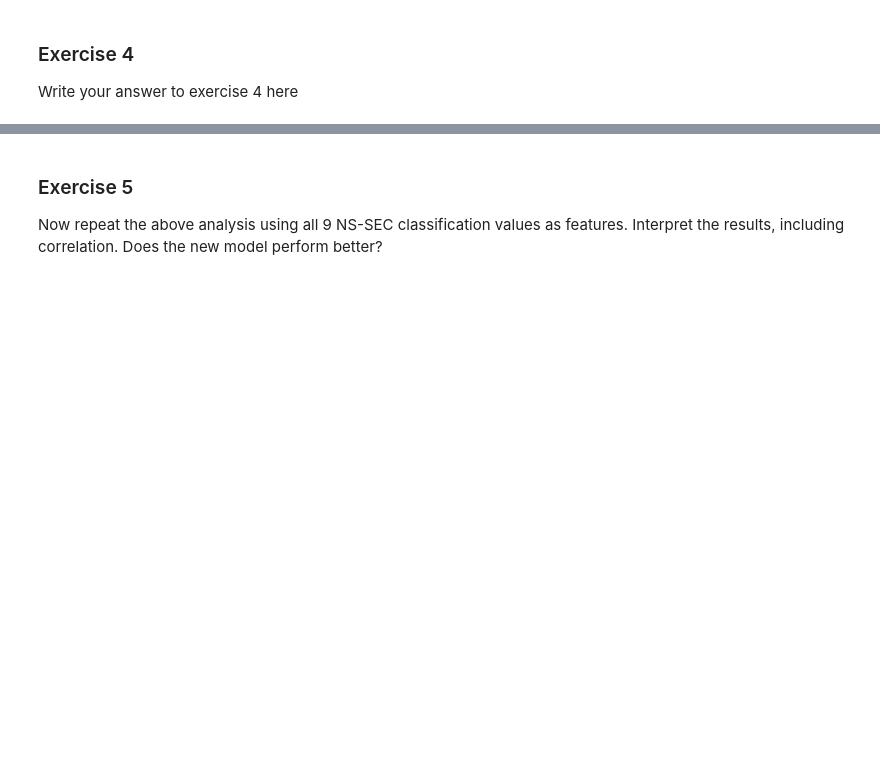
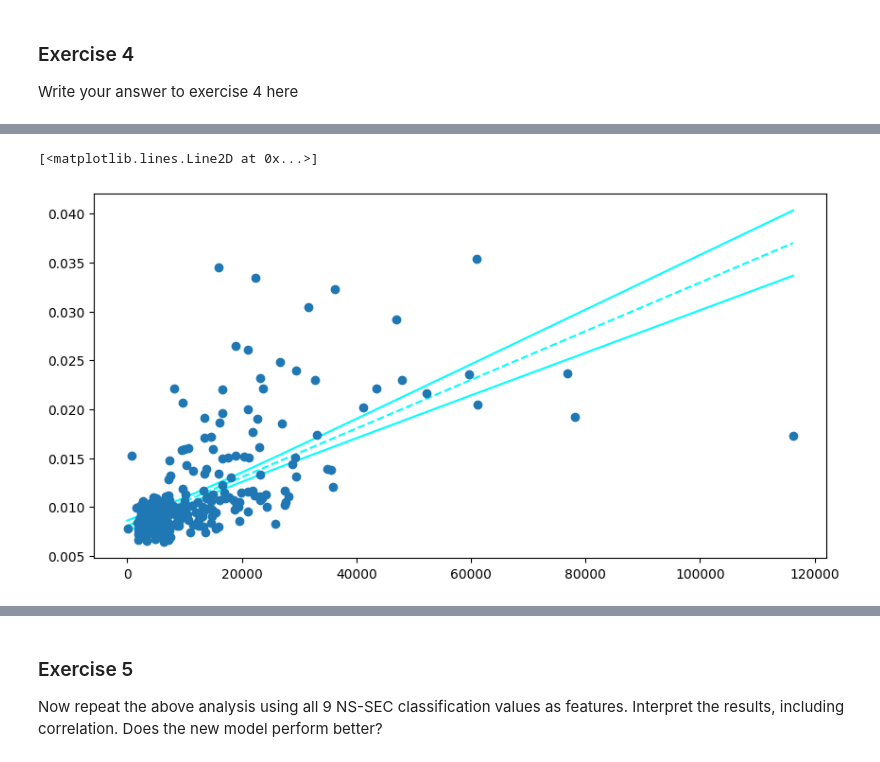
Before and after one commit to MatthewGregson123/fynesse_template, a Jupyter notebook: _notebooks/Practical_3.ipynb, the cells around one changed output, grey strips where cells are left out. Cells and saved outputs as stored; diff of their text form; code cells hidden in the pictures; blank space fills up the shorter version.

```diff
--- a/_notebooks/Practical_3.ipynb
+++ b/_notebooks/Practical_3.ipynb
@@ -624,0 +785,31 @@ Write your answer to exercise 4 here
+# %%
+def create_design_matrix(xs):
+  result = np.concatenate((
+     np.ones(len(xs)).reshape(-1,1),
+     np.array(xs).reshape(-1,1),
+  ), axis= 1)
+  return result
+# %%
+x = join_data[1]
+y = join_data[0]
+
+design = create_design_matrix(x)
+
+model = sm.GLM(y, design, family=sm.families.Gaussian())
+fitted_model = model.fit()
+
+x_pred = np.linspace(0,max(x),200).reshape(-1, 1)
+design_pred = create_design_matrix(x_pred.reshape(200))
+
+y_pred = fitted_model.get_prediction(design_pred).summary_frame(alpha=0.05)
+
+fig = plt.figure(figsize=(10, 5))
+ax = fig.add_subplot(111)
+ax.scatter(x, y, zorder=2)
+
+ax.plot(x_pred, y_pred['mean'], color='cyan', linestyle='--', zorder=1)
+ax.plot(x_pred, y_pred['mean_ci_lower'], color='cyan', linestyle='-', zorder=1)
+ax.plot(x_pred, y_pred['mean_ci_upper'], color='cyan', linestyle='-', zorder=1)
+# %% [output]
+[<matplotlib.lines.Line2D at 0x...>]
+[figure, added]
```
Also changed, not shown: parts of 22 cells of this notebook.
